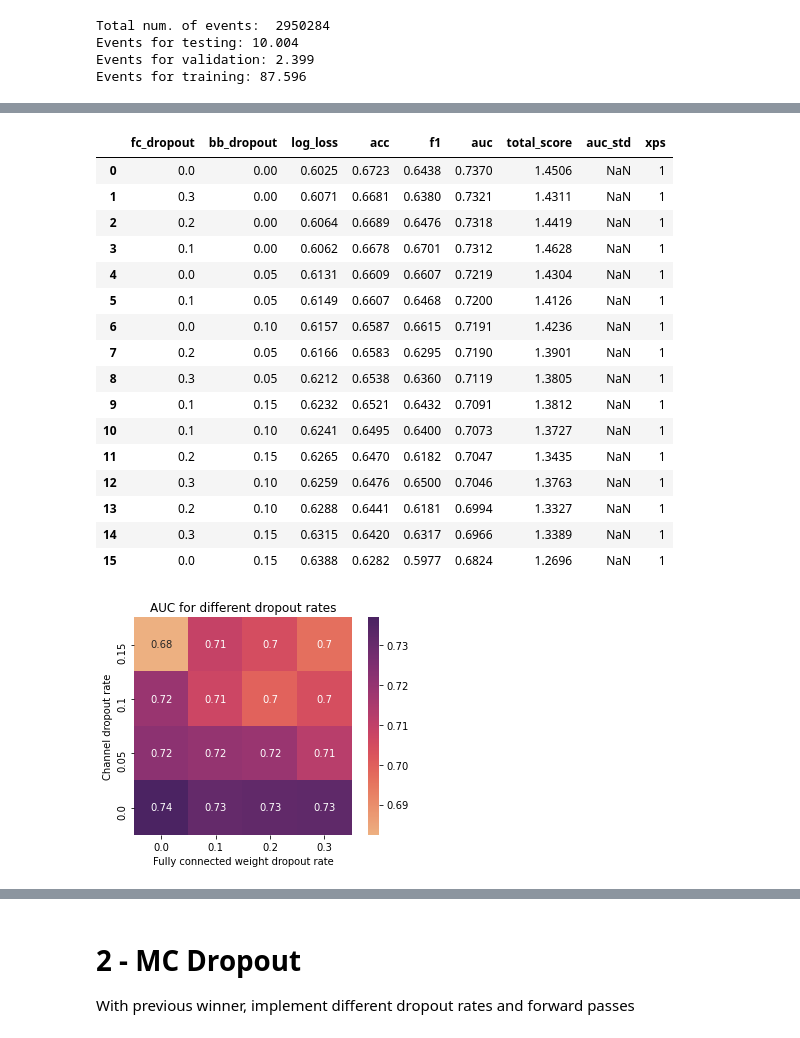
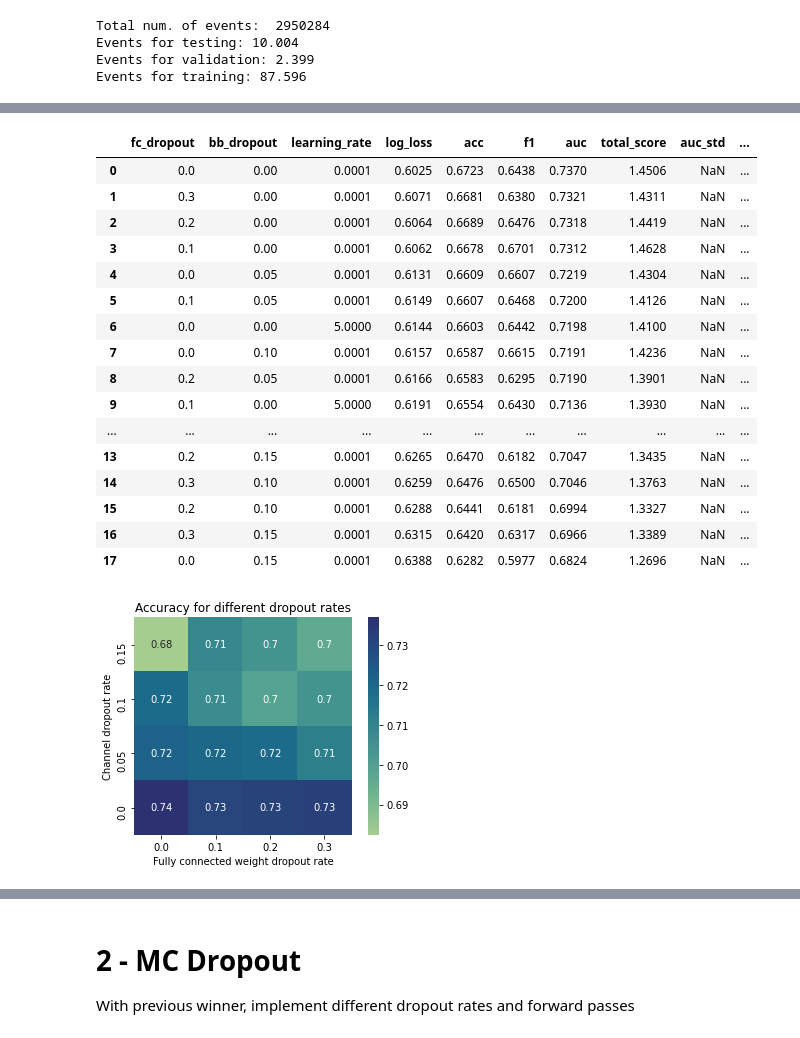
Before and after one commit to inakierregueab/WatChMaL, a Jupyter notebook: notebooks/mc_dropout/exploration_uncertainty.ipynb, the cells around one changed output, grey strips where cells are left out. Cells and saved outputs as stored; diff of their text form; code cells hidden in the pictures.

```diff
--- a/notebooks/mc_dropout/exploration_uncertainty.ipynb
+++ b/notebooks/mc_dropout/exploration_uncertainty.ipynb
@@ -48,7 +48,7 @@ def get_dropout_rates(folder):
     infile = base_path + folder +'/main.log'
 
     important = []
-    keep_phrases = ["fc_dropout", "bb_dropout"]
+    keep_phrases = ["fc_dropout", "bb_dropout", "lr"]
 
     with open(infile) as f:
         f = f.readlines()
@@ -67,10 +67,10 @@ df = pd.DataFrame(results)
 
 df['total_score'] = df.acc+df.f1+df.auc-df.log_loss
 
-df[['fc_dropout', 'bb_dropout']] = df.apply(lambda x: get_dropout_rates(x['model']), axis=1, result_type="expand")
+df[['fc_dropout', 'bb_dropout', "learning_rate"]] = df.apply(lambda x: get_dropout_rates(x['model']), axis=1, result_type="expand")
 
 df.sort_values(by='total_score', inplace=True, ascending=False)
-df = df[['fc_dropout', 'bb_dropout','log_loss', 'acc', 'f1', 'auc', 'total_score']].reset_index(drop=True)
+df = df[['fc_dropout', 'bb_dropout','learning_rate','log_loss', 'acc', 'f1', 'auc', 'total_score']].reset_index(drop=True)
 
 df.head(len(subfolders))
 # %% [output]
@@ -94,35 +94,35 @@ df.head(len(subfolders))
 # %%
-df_groupped = df.groupby(['fc_dropout','bb_dropout']).mean()
+df_groupped = df.groupby(['fc_dropout','bb_dropout', 'learning_rate']).mean()
 df_groupped.sort_values(by='auc', inplace=True, ascending=False)
-df_groupped['auc_std'] = df.groupby(['fc_dropout','bb_dropout'])['auc'].std()
-df_groupped['xps'] = df.groupby(['fc_dropout','bb_dropout'])['auc'].count()
+df_groupped['auc_std'] = df.groupby(['fc_dropout','bb_dropout','learning_rate'])['auc'].std()
+df_groupped['xps'] = df.groupby(['fc_dropout','bb_dropout', 'learning_rate'])['auc'].count()
 df_groupped = pd.DataFrame(df_groupped.to_records())
 df_groupped
 # %% [output]
-|  | fc_dropout | bb_dropout | log_loss | acc | f1 | auc | total_score | auc_std | xps |
-| 0 | 0.0 | 0.00 | 0.6025 | 0.6723 | 0.6438 | 0.7370 | 1.4506 | NaN | 1 |
-| 1 | 0.3 | 0.00 | 0.6071 | 0.6681 | 0.6380 | 0.7321 | 1.4311 | NaN | 1 |
-| 2 | 0.2 | 0.00 | 0.6064 | 0.6689 | 0.6476 | 0.7318 | 1.4419 | NaN | 1 |
-| 3 | 0.1 | 0.00 | 0.6062 | 0.6678 | 0.6701 | 0.7312 | 1.4628 | NaN | 1 |
-| 4 | 0.0 | 0.05 | 0.6131 | 0.6609 | 0.6607 | 0.7219 | 1.4304 | NaN | 1 |
-| 5 | 0.1 | 0.05 | 0.6149 | 0.6607 | 0.6468 | 0.7200 | 1.4126 | NaN | 1 |
-| 6 | 0.0 | 0.10 | 0.6157 | 0.6587 | 0.6615 | 0.7191 | 1.4236 | NaN | 1 |
-| 7 | 0.2 | 0.05 | 0.6166 | 0.6583 | 0.6295 | 0.7190 | 1.3901 | NaN | 1 |
-| 8 | 0.3 | 0.05 | 0.6212 | 0.6538 | 0.6360 | 0.7119 | 1.3805 | NaN | 1 |
-| 9 | 0.1 | 0.15 | 0.6232 | 0.6521 | 0.6432 | 0.7091 | 1.3812 | NaN | 1 |
-| 10 | 0.1 | 0.10 | 0.6241 | 0.6495 | 0.6400 | 0.7073 | 1.3727 | NaN | 1 |
-| 11 | 0.2 | 0.15 | 0.6265 | 0.6470 | 0.6182 | 0.7047 | 1.3435 | NaN | 1 |
-| 12 | 0.3 | 0.10 | 0.6259 | 0.6476 | 0.6500 | 0.7046 | 1.3763 | NaN | 1 |
-| 13 | 0.2 | 0.10 | 0.6288 | 0.6441 | 0.6181 | 0.6994 | 1.3327 | NaN | 1 |
-| 14 | 0.3 | 0.15 | 0.6315 | 0.6420 | 0.6317 | 0.6966 | 1.3389 | NaN | 1 |
-| 15 | 0.0 | 0.15 | 0.6388 | 0.6282 | 0.5977 | 0.6824 | 1.2696 | NaN | 1 |
+|  | fc_dropout | bb_dropout | learning_rate | log_loss | acc | f1 | auc | total_score | auc_std | ... |
+| 0 | 0.0 | 0.00 | 0.0001 | 0.6025 | 0.6723 | 0.6438 | 0.7370 | 1.4506 | NaN | ... |
+| 1 | 0.3 | 0.00 | 0.0001 | 0.6071 | 0.6681 | 0.6380 | 0.7321 | 1.4311 | NaN | ... |
+| 2 | 0.2 | 0.00 | 0.0001 | 0.6064 | 0.6689 | 0.6476 | 0.7318 | 1.4419 | NaN | ... |
+| 3 | 0.1 | 0.00 | 0.0001 | 0.6062 | 0.6678 | 0.6701 | 0.7312 | 1.4628 | NaN | ... |
+| 4 | 0.0 | 0.05 | 0.0001 | 0.6131 | 0.6609 | 0.6607 | 0.7219 | 1.4304 | NaN | ... |
+| 5 | 0.1 | 0.05 | 0.0001 | 0.6149 | 0.6607 | 0.6468 | 0.7200 | 1.4126 | NaN | ... |
+| 6 | 0.0 | 0.00 | 5.0000 | 0.6144 | 0.6603 | 0.6442 | 0.7198 | 1.4100 | NaN | ... |
+| 7 | 0.0 | 0.10 | 0.0001 | 0.6157 | 0.6587 | 0.6615 | 0.7191 | 1.4236 | NaN | ... |
+| 8 | 0.2 | 0.05 | 0.0001 | 0.6166 | 0.6583 | 0.6295 | 0.7190 | 1.3901 | NaN | ... |
+| 9 | 0.1 | 0.00 | 5.0000 | 0.6191 | 0.6554 | 0.6430 | 0.7136 | 1.3930 | NaN | ... |
+| ... | ... | ... | ... | ... | ... | ... | ... | ... | ... | ... |
+| 13 | 0.2 | 0.15 | 0.0001 | 0.6265 | 0.6470 | 0.6182 | 0.7047 | 1.3435 | NaN | ... |
+| 14 | 0.3 | 0.10 | 0.0001 | 0.6259 | 0.6476 | 0.6500 | 0.7046 | 1.3763 | NaN | ... |
+| 15 | 0.2 | 0.10 | 0.0001 | 0.6288 | 0.6441 | 0.6181 | 0.6994 | 1.3327 | NaN | ... |
+| 16 | 0.3 | 0.15 | 0.0001 | 0.6315 | 0.6420 | 0.6317 | 0.6966 | 1.3389 | NaN | ... |
+| 17 | 0.0 | 0.15 | 0.0001 | 0.6388 | 0.6282 | 0.5977 | 0.6824 | 1.2696 | NaN | ... |
 # %%
-sns.heatmap(pd.pivot_table(df_groupped, values='auc', columns=['fc_dropout'], index=['bb_dropout']).sort_index(ascending=False),
-            annot=True, cmap='flare', square=True) #"ch:s=.25,rot=-.25"
-plt.title('AUC for different dropout rates')
+sns.heatmap(pd.pivot_table(df_groupped[df_groupped['learning_rate']==0.0001], values='auc', columns=['fc_dropout'], index=['bb_dropout']).sort_index(ascending=False),
+            annot=True, cmap='crest', square=True) #"flare"
+plt.title('Accuracy for different dropout rates')
 plt.xlabel('Fully connected weight dropout rate')
 plt.ylabel('Channel dropout rate')
 plt.savefig('dropout_heatmap.png', dpi=300, bbox_inches = "tight")
 plt.show()
 # %% [output]
-[figure, old version]
+[figure, new version]
```
Also changed, not shown: parts of 3 cells of this notebook, 6 other files.
